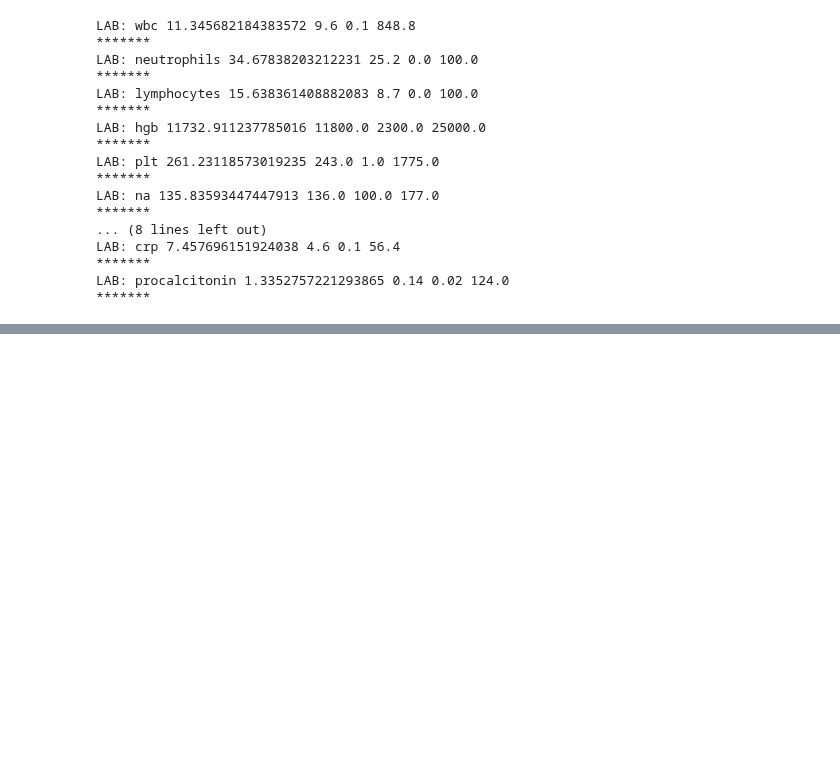
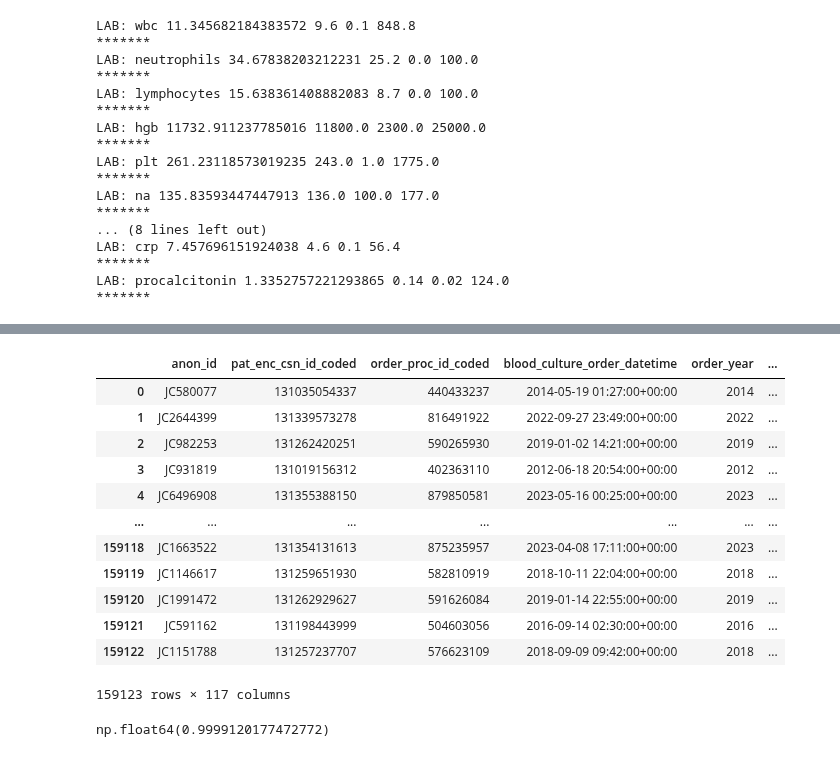
Before and after one commit to HealthRex/CDSS, a Jupyter notebook: scripts/Blood_Culture_Stewardship/Adult_refactor/BloodCultStewardshipCohort_Creation_StructureEHR.ipynb, the cells around one changed output, grey strips where cells are left out. Drawn from its saved outputs; the diff is of its cells as text; code cells hidden in the pictures; blank space fills up the shorter version.

```diff
--- a/scripts/Blood_Culture_Stewardship/Adult_refactor/BloodCultStewardshipCohort_Creation_StructureEHR.ipynb
+++ b/scripts/Blood_Culture_Stewardship/Adult_refactor/BloodCultStewardshipCohort_Creation_StructureEHR.ipynb
@@ -2061,0 +2267,24 @@ LAB: procalcitonin 1.3352757221293865 0.14 0.02 124.0
+# %%
+query = """
+select * from som-nero-phi-jonc101.blood_culture_stewardship_sandy_refactor.final_cohort_added_ANC_ALC
+"""
+final_cohort_added_ANC_ALC = client.query(query).to_dataframe()
+final_cohort_added_ANC_ALC
+# %% [output]
+|  | anon_id | pat_enc_csn_id_coded | order_proc_id_coded | blood_culture_order_datetime | order_year | ... |
+| 0 | JC580077 | 131035054337 | 440433237 | 2014-05-19 01:27:00+00:00 | 2014 | ... |
+| 1 | JC2644399 | 131339573278 | 816491922 | 2022-09-27 23:49:00+00:00 | 2022 | ... |
+| 2 | JC982253 | 131262420251 | 590265930 | 2019-01-02 14:21:00+00:00 | 2019 | ... |
+| 3 | JC931819 | 131019156312 | 402363110 | 2012-06-18 20:54:00+00:00 | 2012 | ... |
+| 4 | JC6496908 | 131355388150 | 879850581 | 2023-05-16 00:25:00+00:00 | 2023 | ... |
+| ... | ... | ... | ... | ... | ... | ... |
+| 159118 | JC1663522 | 131354131613 | 875235957 | 2023-04-08 17:11:00+00:00 | 2023 | ... |
+| 159119 | JC1146617 | 131259651930 | 582810919 | 2018-10-11 22:04:00+00:00 | 2018 | ... |
+| 159120 | JC1991472 | 131262929627 | 591626084 | 2019-01-14 22:55:00+00:00 | 2019 | ... |
+| 159121 | JC591162 | 131198443999 | 504603056 | 2016-09-14 02:30:00+00:00 | 2016 | ... |
+| 159122 | JC1151788 | 131257237707 | 576623109 | 2018-09-09 09:42:00+00:00 | 2018 | ... |
+159123 rows × 117 columns
+# %%
+final_cohort_added_ANC_ALC["min_anc"].isna().mean()
+# %% [output]
+np.float64(0.9999120177472772)
```
Also changed, not shown: parts of 12 cells of this notebook, 41 other files.
